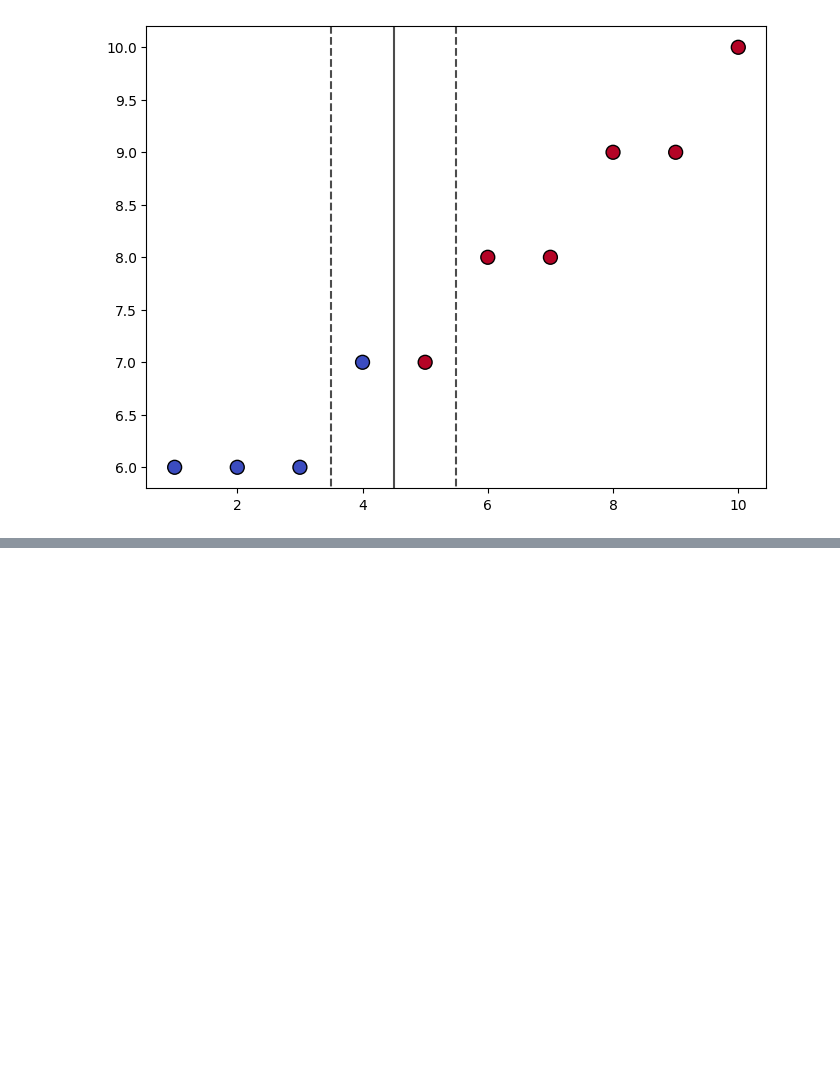
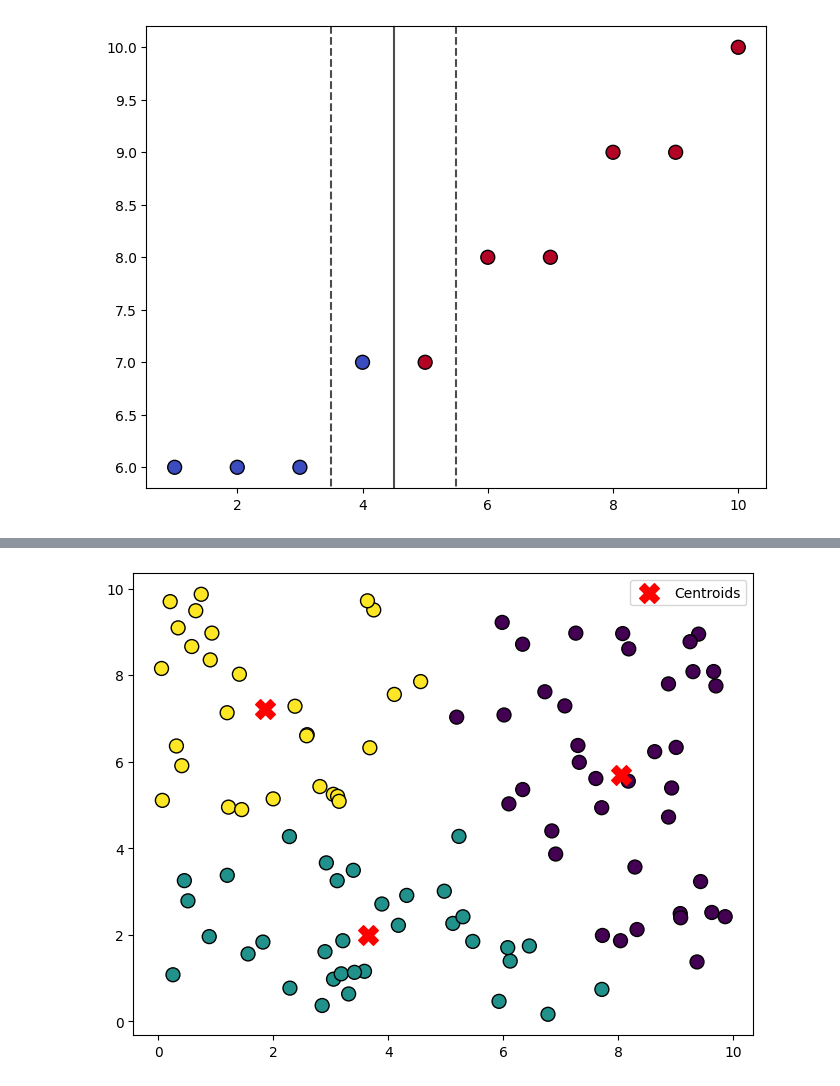
Before and after one commit to Django-Devloper/ML-algorithms, a Jupyter notebook: ML_Algorithms.ipynb, the cells around one changed output, grey strips where cells are left out. Cells and saved outputs as stored; diff of their text form; code cells hidden in the pictures; blank space fills up the shorter version.

```diff
--- a/ML_Algorithms.ipynb
+++ b/ML_Algorithms.ipynb
@@ -564,0 +805,27 @@ The student is predicted to PASS.
+# %%
+import numpy as np
+import matplotlib.pyplot as plt
+from sklearn.cluster import KMeans
+
+# 1️⃣ Generate Random Data
+np.random.seed(42)
+X = np.random.rand(100, 2) * 10  # 100 points in 2D space
+
+# 2️⃣ Apply K-Means Clustering
+k = 3  # Number of clusters
+kmeans = KMeans(n_clusters=k, random_state=42)
+kmeans.fit(X)
+
+# 3️⃣ Get Cluster Labels and Centroids
+labels = kmeans.labels_  # Assigned cluster for each point
+centroids = kmeans.cluster_centers_  # Cluster center points
+
+# 4️⃣ Plot Data and Clusters
+plt.figure(figsize=(8, 6))
+plt.scatter(X[:, 0], X[:, 1], c=labels, cmap='viridis', marker='o', edgecolors='k', s=100)
+plt.scatter(centroids[:, 0], centroids[:, 1], c='red', marker='X', s=200, label="Centroids")
+
+plt.legend()
+plt.show()
+# %% [output]
+[figure, added]
```
Also changed, not shown: parts of 17 cells of this notebook.
